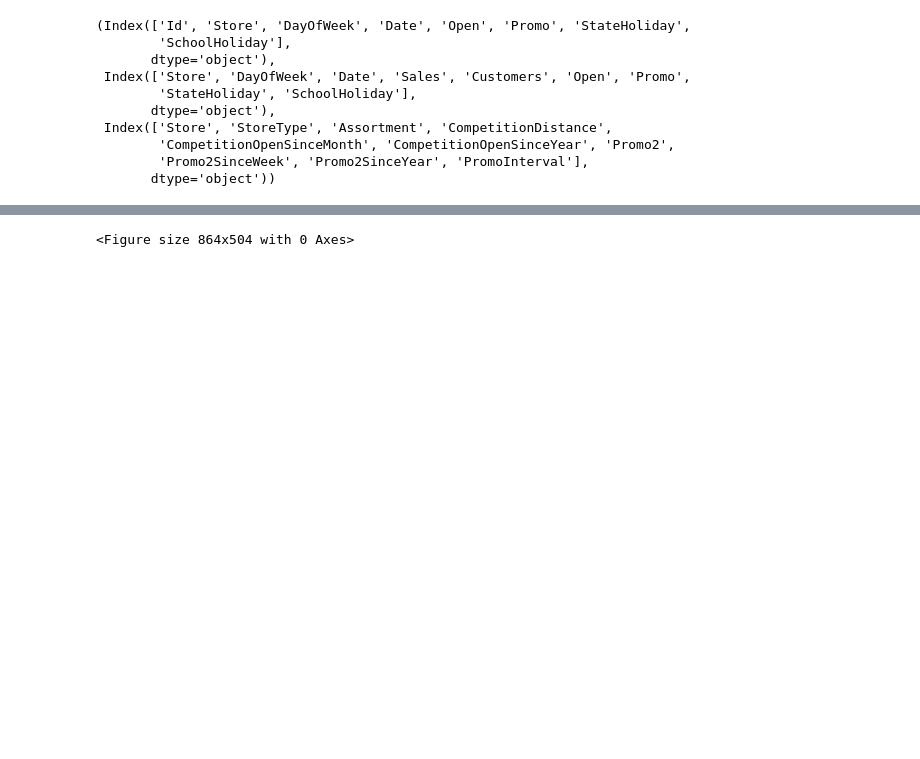
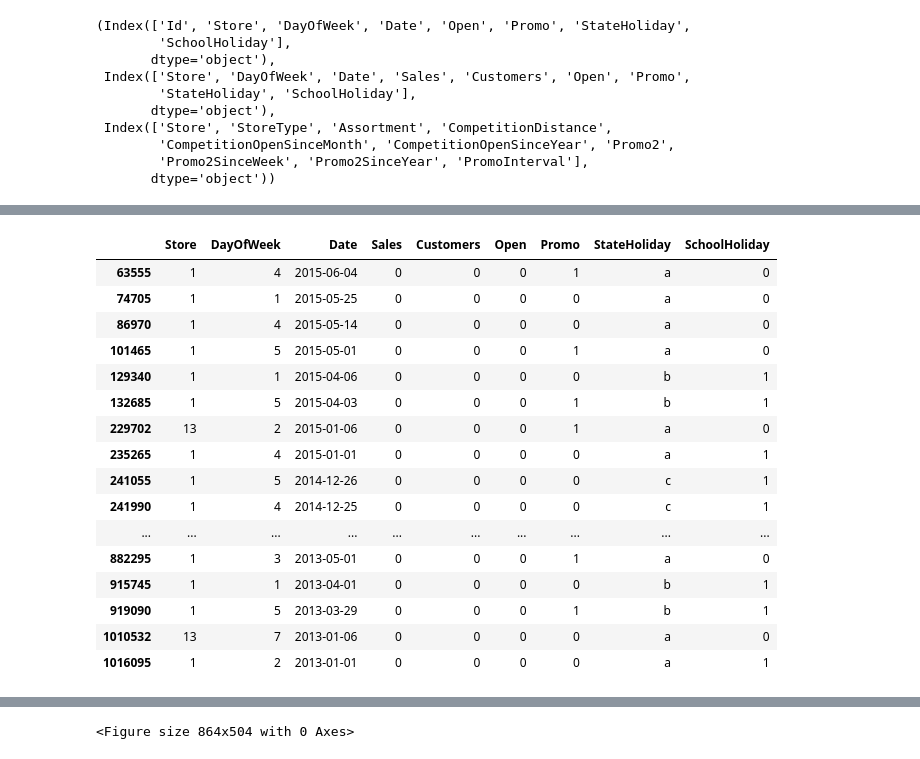
Before and after one commit to DiboraHaile/Pharmaceutical-Sales-prediction-across-multiple-stores, a Jupyter notebook: notebooks/exploration_of_customer_behaviors.ipynb, the cells around one changed output, grey strips where cells are left out. Drawn from its saved outputs; the diff is of its cells as text; code cells hidden in the pictures; blank space fills up the shorter version.

```diff
--- a/notebooks/exploration_of_customer_behaviors.ipynb
+++ b/notebooks/exploration_of_customer_behaviors.ipynb
@@ -222,2 +220,26 @@ cleaned_test.columns, df_train.columns,df_store.columns
 # %%
 # Check & compare sales behavior before, during and after holidays
+
+df_holidays = df_train.query('StateHoliday != "0"')
+# getting the dates for the holidays in the above dataframe
+df_holidays_dates = df_holidays.drop_duplicates('Date')
+
+df_holidays_dates
+# %% [output]
+|  | Store | DayOfWeek | Date | Sales | Customers | Open | Promo | StateHoliday | SchoolHoliday |
+| 63555 | 1 | 4 | 2015-06-04 | 0 | 0 | 0 | 1 | a | 0 |
+| 74705 | 1 | 1 | 2015-05-25 | 0 | 0 | 0 | 0 | a | 0 |
+| 86970 | 1 | 4 | 2015-05-14 | 0 | 0 | 0 | 0 | a | 0 |
+| 101465 | 1 | 5 | 2015-05-01 | 0 | 0 | 0 | 1 | a | 0 |
+| 129340 | 1 | 1 | 2015-04-06 | 0 | 0 | 0 | 0 | b | 1 |
+| 132685 | 1 | 5 | 2015-04-03 | 0 | 0 | 0 | 1 | b | 1 |
+| 229702 | 13 | 2 | 2015-01-06 | 0 | 0 | 0 | 1 | a | 0 |
+| 235265 | 1 | 4 | 2015-01-01 | 0 | 0 | 0 | 0 | a | 1 |
+| 241055 | 1 | 5 | 2014-12-26 | 0 | 0 | 0 | 0 | c | 1 |
+| 241990 | 1 | 4 | 2014-12-25 | 0 | 0 | 0 | 0 | c | 1 |
+| ... | ... | ... | ... | ... | ... | ... | ... | ... | ... |
+| 882295 | 1 | 3 | 2013-05-01 | 0 | 0 | 0 | 1 | a | 0 |
+| 915745 | 1 | 1 | 2013-04-01 | 0 | 0 | 0 | 0 | b | 1 |
+| 919090 | 1 | 5 | 2013-03-29 | 0 | 0 | 0 | 1 | b | 1 |
+| 1010532 | 13 | 7 | 2013-01-06 | 0 | 0 | 0 | 0 | a | 0 |
+| 1016095 | 1 | 2 | 2013-01-01 | 0 | 0 | 0 | 0 | a | 1 |
```
Also changed, not shown: parts of 6 cells of this notebook.
